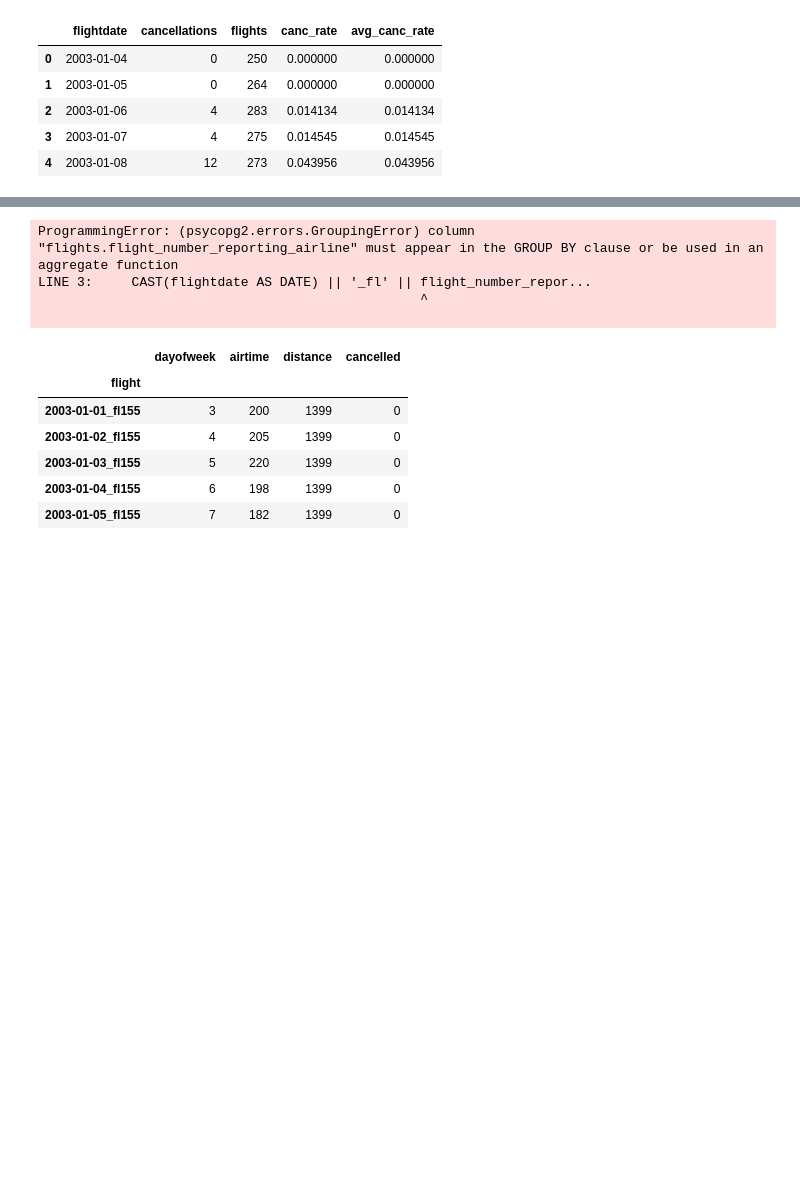
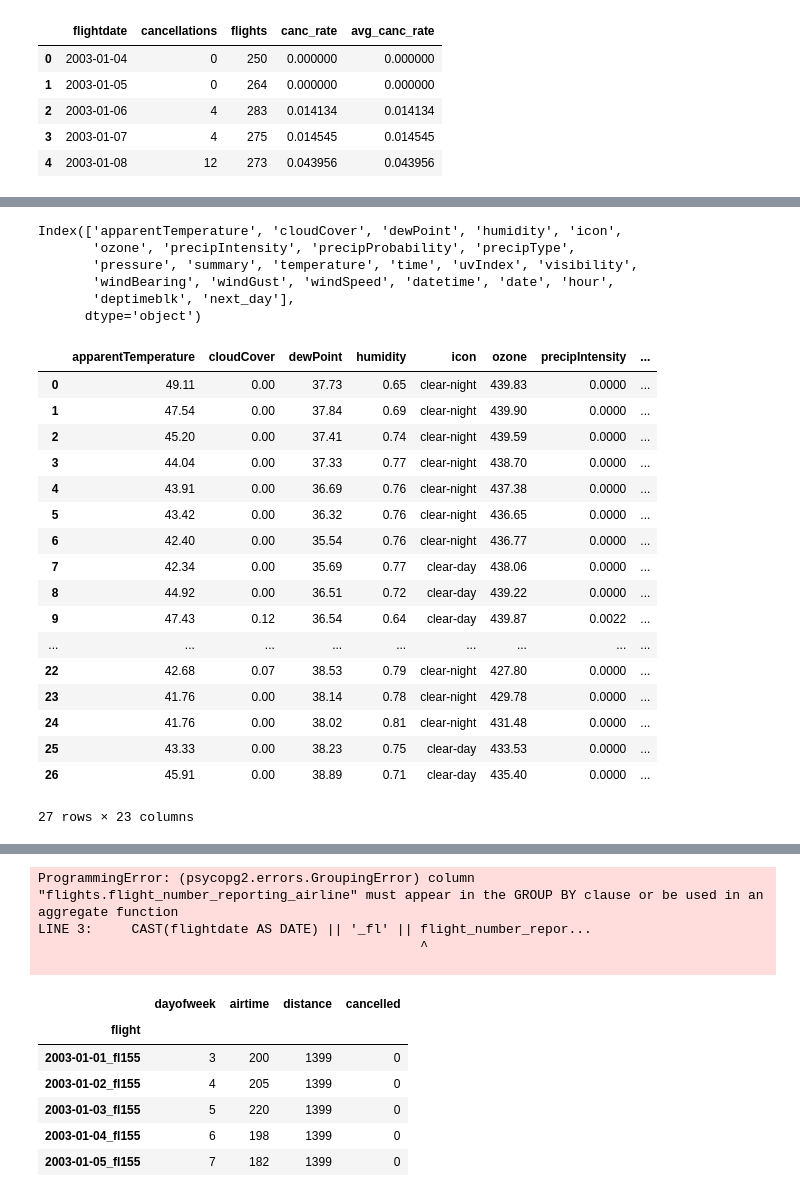
Before and after one commit to BotScutters/predicting-flight-cancellations, a Jupyter notebook: notebooks/mvp.ipynb, the cells around one changed output, grey strips where cells are left out. Drawn from its saved outputs; the diff is of its cells as text; code cells hidden in the pictures; blank space fills up the shorter version.

Commit message:
added cost function, weather data, model records

```diff
--- a/notebooks/mvp.ipynb
+++ b/notebooks/mvp.ipynb
@@ -650,0 +1044,37 @@ lags.tail()
+# %%
+q = """
+SELECT
+    *,
+    LPAD((hour + 8) || '00-', 5, '0') || LPAD((hour + 8) || '59', 4, '0') AS deptimeblk,
+    date + 1 AS next_day
+FROM weather
+WHERE hour BETWEEN -2 AND 16
+;"""
+df = pd.read_sql(q, engine)
+print(df.columns)
+df
+# %% [output]
+Index(['apparentTemperature', 'cloudCover', 'dewPoint', 'humidity', 'icon',
+       'ozone', 'precipIntensity', 'precipProbability', 'precipType',
+       'pressure', 'summary', 'temperature', 'time', 'uvIndex', 'visibility',
+       'windBearing', 'windGust', 'windSpeed', 'datetime', 'date', 'hour',
+       'deptimeblk', 'next_day'],
+      dtype='object')
+|  | apparentTemperature | cloudCover | dewPoint | humidity | icon | ozone | precipIntensity | ... |
+| 0 | 49.11 | 0.00 | 37.73 | 0.65 | clear-night | 439.83 | 0.0000 | ... |
+| 1 | 47.54 | 0.00 | 37.84 | 0.69 | clear-night | 439.90 | 0.0000 | ... |
+| 2 | 45.20 | 0.00 | 37.41 | 0.74 | clear-night | 439.59 | 0.0000 | ... |
+| 3 | 44.04 | 0.00 | 37.33 | 0.77 | clear-night | 438.70 | 0.0000 | ... |
+| 4 | 43.91 | 0.00 | 36.69 | 0.76 | clear-night | 437.38 | 0.0000 | ... |
+| 5 | 43.42 | 0.00 | 36.32 | 0.76 | clear-night | 436.65 | 0.0000 | ... |
+| 6 | 42.40 | 0.00 | 35.54 | 0.76 | clear-night | 436.77 | 0.0000 | ... |
+| 7 | 42.34 | 0.00 | 35.69 | 0.77 | clear-day | 438.06 | 0.0000 | ... |
+| 8 | 44.92 | 0.00 | 36.51 | 0.72 | clear-day | 439.22 | 0.0000 | ... |
+| 9 | 47.43 | 0.12 | 36.54 | 0.64 | clear-day | 439.87 | 0.0022 | ... |
+| ... | ... | ... | ... | ... | ... | ... | ... | ... |
+| 22 | 42.68 | 0.07 | 38.53 | 0.79 | clear-night | 427.80 | 0.0000 | ... |
+| 23 | 41.76 | 0.00 | 38.14 | 0.78 | clear-night | 429.78 | 0.0000 | ... |
+| 24 | 41.76 | 0.00 | 38.02 | 0.81 | clear-night | 431.48 | 0.0000 | ... |
+| 25 | 43.33 | 0.00 | 38.23 | 0.75 | clear-day | 433.53 | 0.0000 | ... |
+| 26 | 45.91 | 0.00 | 38.89 | 0.71 | clear-day | 435.40 | 0.0000 | ... |
+27 rows × 23 columns
```
Also changed, not shown: parts of 40 cells of this notebook, 1 other file.
